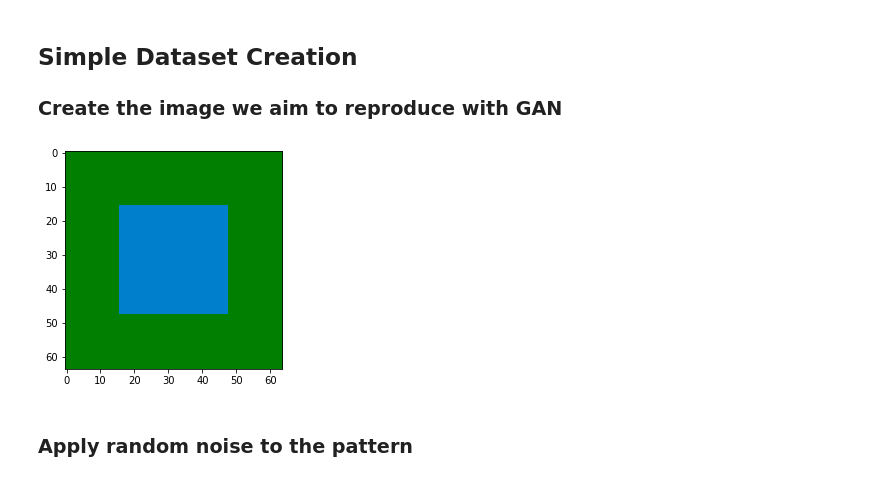
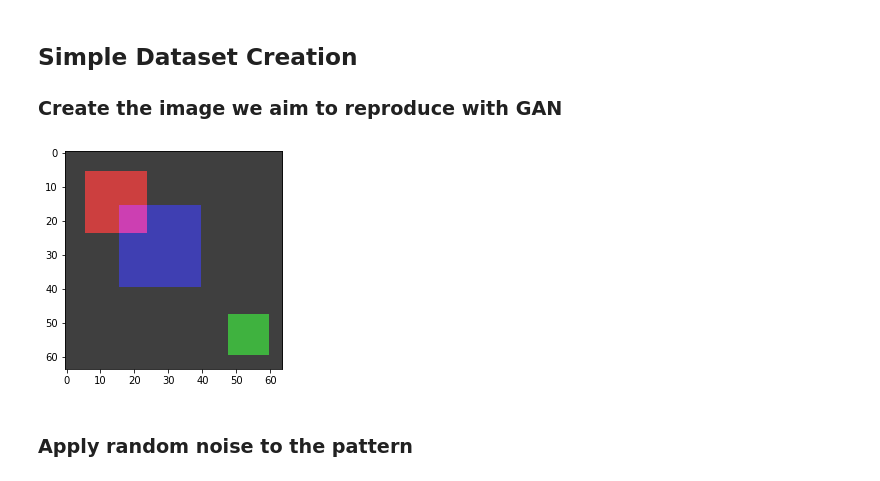
Before and after one commit to Wotaker/TrainingGAN, a Jupyter notebook: dataset.ipynb, the cells around one changed output. Saved outputs shown, nothing was run; the diff lists cells and outputs as text; code cells hidden in the pictures.

```diff
--- a/dataset.ipynb
+++ b/dataset.ipynb
@@ -150,18 +150,18 @@ def augment_dataset(key: PRNGKey, dataset: Array, rate: Scalar, dir_path: str, l
 ## Simple Dataset Creation
 ### Create the image we aim to reproduce with GAN
 # %%
-# simple_img = jnp.ones((64, 64, 3)) * 0.25
-# simple_img = simple_img.at[6:24, 6:24, 0].set(0.8)
-# simple_img = simple_img.at[48:60, 48:60, 1].set(0.7)
-# simple_img = simple_img.at[16:40, 16:40, 2].set(0.7)
+simple_img = jnp.ones((64, 64, 3)) * 0.25
+simple_img = simple_img.at[6:24, 6:24, 0].set(0.8)
+simple_img = simple_img.at[48:60, 48:60, 1].set(0.7)
+simple_img = simple_img.at[16:40, 16:40, 2].set(0.7)
 
-simple_img = jnp.zeros((64, 64, 3))
-simple_img = simple_img.at[:, :, 1].set(0.5)
-simple_img = simple_img.at[16:48, 16:48, 2].set(0.8)
+# simple_img = jnp.zeros((64, 64, 3))
+# simple_img = simple_img.at[:, :, 1].set(0.5)
+# simple_img = simple_img.at[16:48, 16:48, 2].set(0.8)
 
 plt.imshow(simple_img);
 # %% [output]
-[figure, old version]
+[figure, new version]
 # %% [markdown]
 ### Apply random noise to the pattern
 # %%
```
Also changed, not shown: parts of 5 cells of this notebook, 5 other files.
